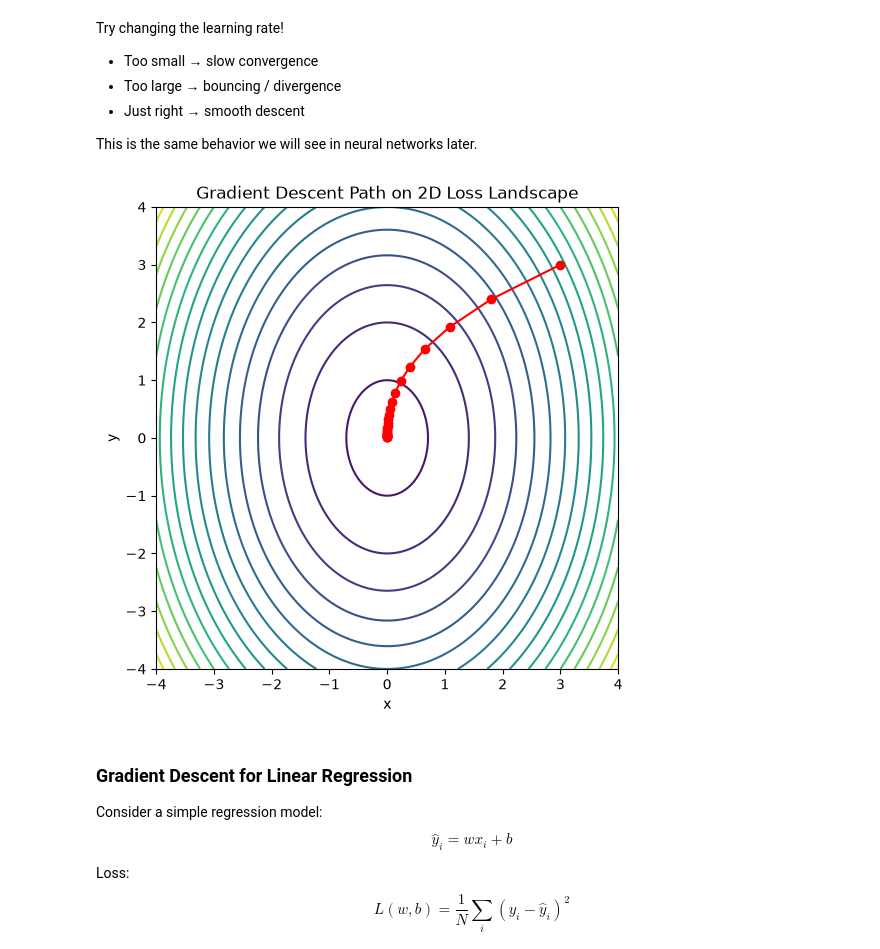
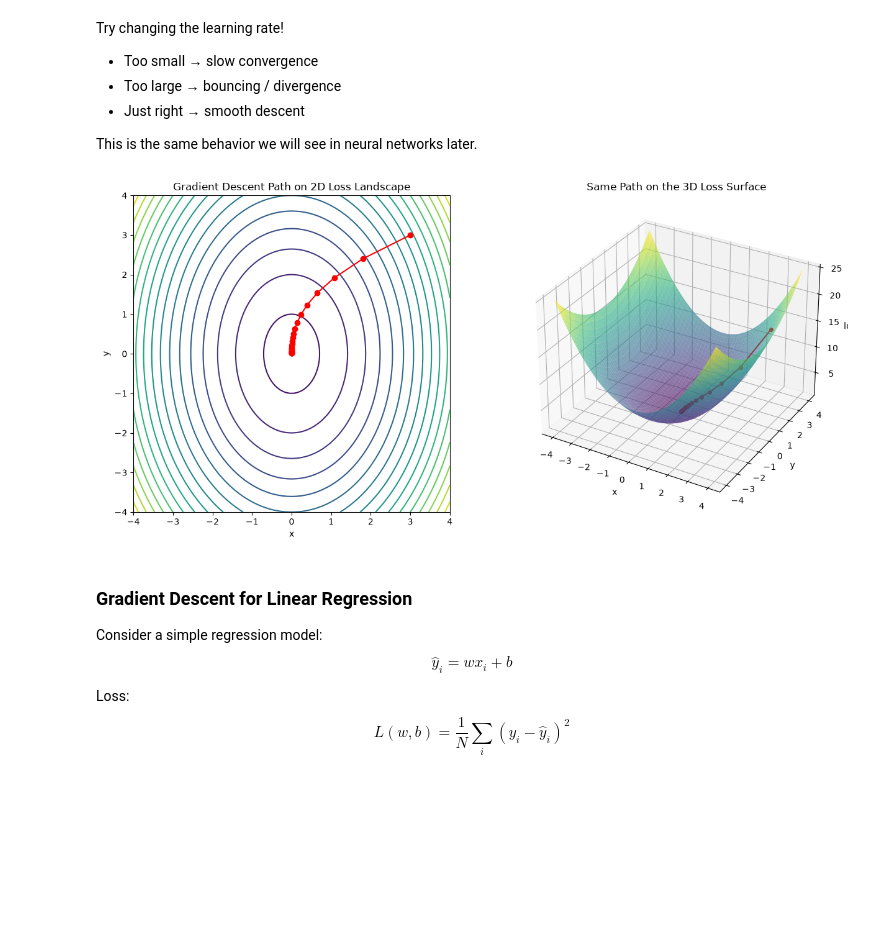
Before and after one commit to nerdslab/learningfromdata-quarto, a Jupyter notebook: notebooks/Notebook_2/Notebook_2b_Model_Selection.ipynb, the cells around one changed output. Saved outputs shown, nothing was run; the diff lists cells and outputs as text; code cells hidden in the pictures; blank space fills up the shorter version.

```diff
--- a/notebooks/Notebook_2/Notebook_2b_Model_Selection.ipynb
+++ b/notebooks/Notebook_2/Notebook_2b_Model_Selection.ipynb
@@ -289,41 +289,61 @@ import numpy as np
 
 
 def loss(beta):
     x, y = beta
     return x**2 + 0.5 * y**2 + 1
 
 
 def grad(beta):
     x, y = beta
     return np.array([2 * x, y])
 
 
 eta = 0.2
 beta = np.array([3.0, 3.0])
 trajectory = [beta.copy()]
 
 for _ in range(25):
     beta -= eta * grad(beta)
     trajectory.append(beta.copy())
 
 trajectory = np.array(trajectory)
+trajectory_loss = np.array([loss(pt) for pt in trajectory])
 
 # Plot contours
 x = np.linspace(-4, 4, 200)
 y = np.linspace(-4, 4, 200)
 X, Y = np.meshgrid(x, y)
 Z = X**2 + 0.5 * Y**2 + 1
 
-plt.figure(figsize=(6, 6))
-plt.contour(X, Y, Z, levels=20)
-plt.plot(trajectory[:, 0], trajectory[:, 1], marker="o", color="red")
-plt.title("Gradient Descent Path on 2D Loss Landscape")
-plt.xlabel("x")
-plt.ylabel("y")
-plt.gca().set_aspect("equal")
+fig = plt.figure(figsize=(13, 6))
+
+ax_2d = fig.add_subplot(1, 2, 1)
+ax_2d.contour(X, Y, Z, levels=20)
+ax_2d.plot(trajectory[:, 0], trajectory[:, 1], marker="o", color="red")
+ax_2d.set_title("Gradient Descent Path on 2D Loss Landscape")
+ax_2d.set_xlabel("x")
+ax_2d.set_ylabel("y")
+ax_2d.set_aspect("equal")
+
+ax_3d = fig.add_subplot(1, 2, 2, projection="3d")
+ax_3d.plot_surface(X, Y, Z, cmap="viridis", alpha=0.6, linewidth=0, antialiased=True)
+ax_3d.plot(
+    trajectory[:, 0],
+    trajectory[:, 1],
+    trajectory_loss,
+    marker="o",
+    color="red",
+    markersize=4,
+)
+ax_3d.set_title("Same Path on the 3D Loss Surface")
+ax_3d.set_xlabel("x")
+ax_3d.set_ylabel("y")
+ax_3d.set_zlabel("loss")
+
+plt.tight_layout()
 plt.show()
 # %% [output]
-[figure, old version]
+[figure, new version]
 # %% [markdown]
 ### Gradient Descent for Linear Regression
 
```
Also changed, not shown: parts of 4 cells of this notebook, 1 other file.
